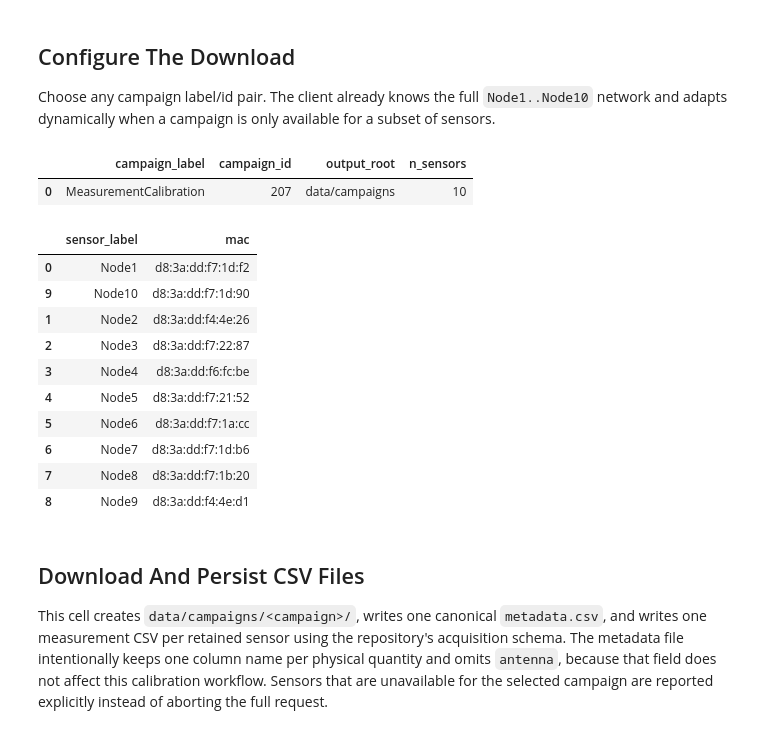
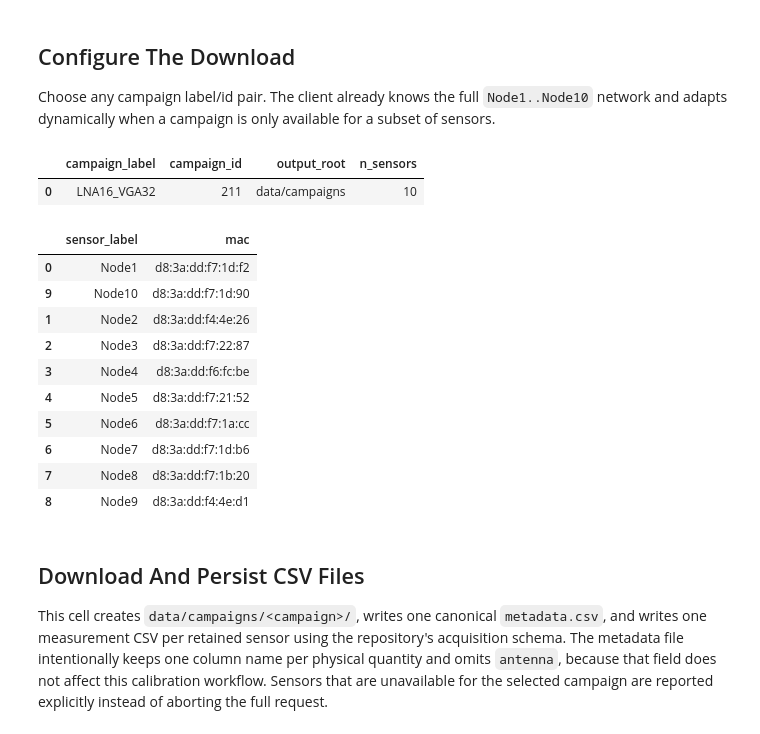
Before and after one commit to AlmondSund/MeasurementCalibration, a Jupyter notebook: notebooks/examples/client.ipynb, the cells around one changed output. Cells and saved outputs as stored; diff of their text form; code cells hidden in the pictures.

```diff
--- a/notebooks/examples/client.ipynb
+++ b/notebooks/examples/client.ipynb
@@ -90,39 +90,39 @@ pd.options.display.max_colwidth = 120
 
 Choose any campaign label/id pair. The client already knows the full `Node1..Node10` network and adapts dynamically when a campaign is only available for a subset of sensors.
 # %%
-campaign_label = "MeasurementCalibration"
-campaign_id = 207
+campaign_label = "LNA16_VGA32"
+campaign_id = 211
 sensor_mac_by_label = client.SENSOR_NETWORK_MAC_BY_LABEL
 output_root = REPO_ROOT / client.CAMPAIGNS_DATA_DIR
 
 # The deployed API currently requires verify_tls=False in this environment.
 api_client = client.MeasurementApiClient(
     client.MeasurementApiConfig(verify_tls=False, timeout_s=30.0, page_size=5000)
 )
 
 display(
     pd.DataFrame(
         [
             {
                 "campaign_label": campaign_label,
                 "campaign_id": campaign_id,
                 "output_root": str(output_root.relative_to(REPO_ROOT)),
                 "n_sensors": len(sensor_mac_by_label),
             }
         ]
     )
 )
 display(
     pd.DataFrame(
         [
             {"sensor_label": sensor_label, "mac": mac_address}
             for sensor_label, mac_address in sensor_mac_by_label.items()
         ]
     ).sort_values("sensor_label")
 )
 # %% [output]
 |  | campaign_label | campaign_id | output_root | n_sensors |
-| 0 | MeasurementCalibration | 207 | data/campaigns | 10 |
+| 0 | LNA16_VGA32 | 211 | data/campaigns | 10 |
 |  | sensor_label | mac |
 | 0 | Node1 | d8:3a:dd:f7:1d:f2 |
 | 9 | Node10 | d8:3a:dd:f7:1d:90 |
```
Also changed, not shown: parts of 4 cells of this notebook, 28 other files.
